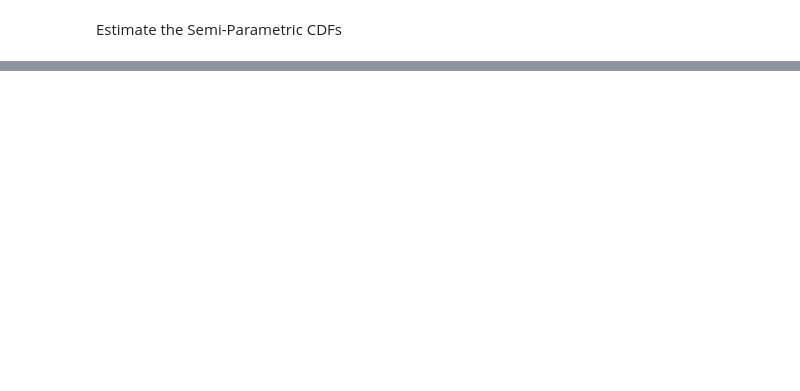
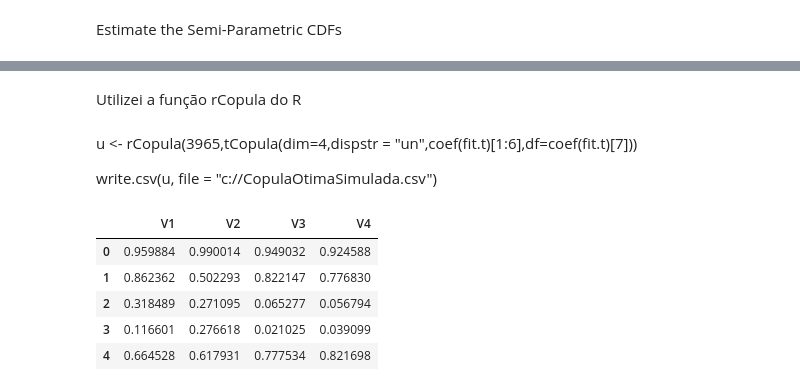
Before and after one commit to helderrezende/TCC, a Jupyter notebook: TCC Helder.ipynb, the cells around one changed output, grey strips where cells are left out. Cells and saved outputs as stored; diff of their text form; code cells hidden in the pictures; blank space fills up the shorter version.

```diff
--- a/TCC Helder.ipynb
+++ b/TCC Helder.ipynb
@@ -720,0 +705,18 @@ uniforms.to_csv('uniforms.csv')
+# %% [markdown]
+Utilizei a função rCopula do R
+# %% [markdown]
+u <- rCopula(3965,tCopula(dim=4,dispstr = "un",coef(fit.t)[1:6],df=coef(fit.t)[7]))
+
+write.csv(u, file = "c://CopulaOtimaSimulada.csv")
+# %%
+simulados = pd.read_csv('CopulaOtimaSimulada.csv')
+simulados = simulados.drop('Unnamed: 0', 1)
+# %%
+simulados.head()
+# %% [output]
+|  | V1 | V2 | V3 | V4 |
+| 0 | 0.959884 | 0.990014 | 0.949032 | 0.924588 |
+| 1 | 0.862362 | 0.502293 | 0.822147 | 0.776830 |
+| 2 | 0.318489 | 0.271095 | 0.065277 | 0.056794 |
+| 3 | 0.116601 | 0.276618 | 0.021025 | 0.039099 |
+| 4 | 0.664528 | 0.617931 | 0.777534 | 0.821698 |
```
Also changed, not shown: parts of 31 cells of this notebook, 4 other files.
